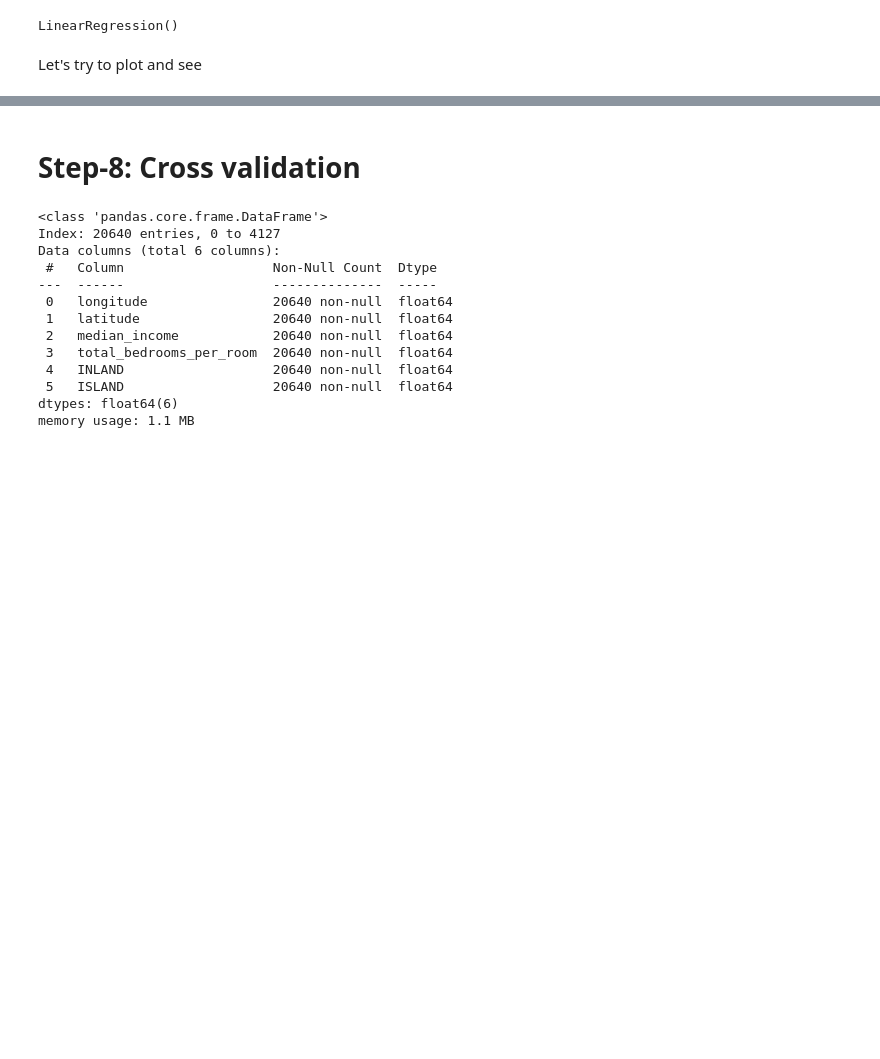
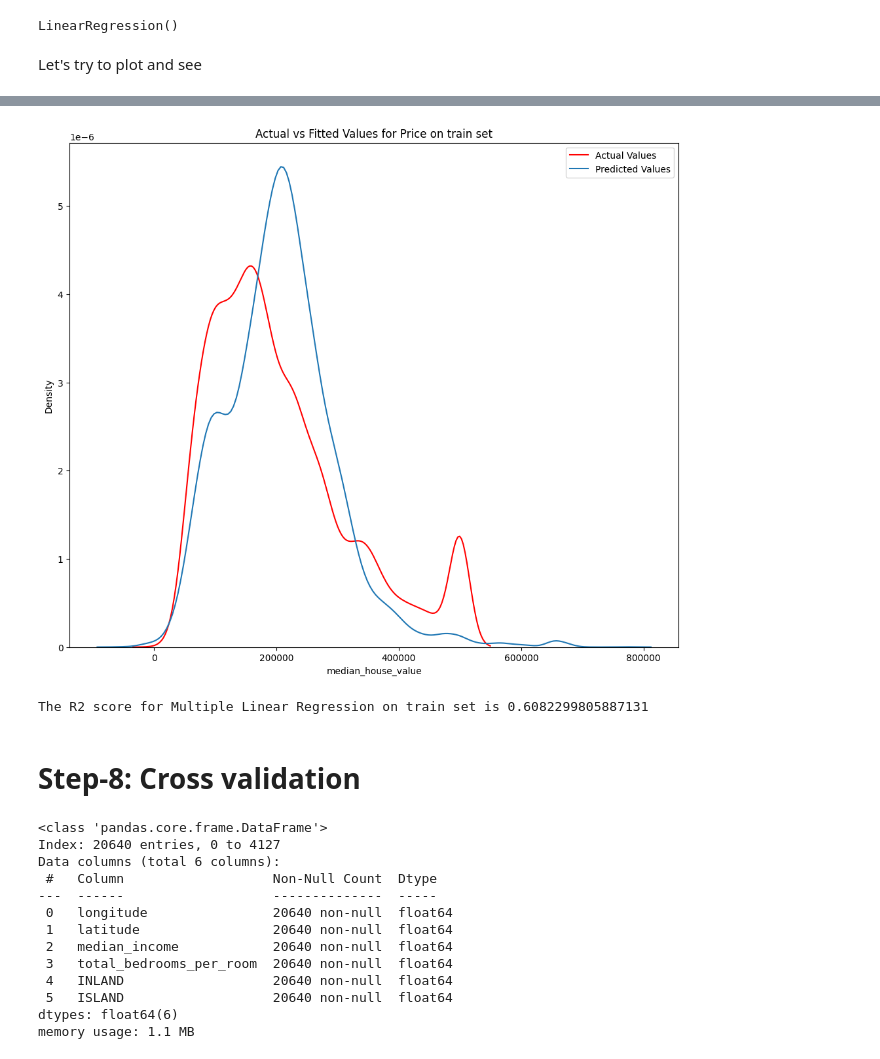
Before and after one commit to Nimish-nks/HousingProject, a Jupyter notebook: notebook/training.ipynb, the cells around one changed output, grey strips where cells are left out. Saved outputs shown, nothing was run; the diff lists cells and outputs as text; code cells hidden in the pictures; blank space fills up the shorter version.

```diff
--- a/notebook/training.ipynb
+++ b/notebook/training.ipynb
@@ -331,3 +341,13 @@ The R2 score for Multiple Linear Regression is 0.6069510861981935
+# %%
+Title="Actual vs Fitted Values for Price on train set"
+DistributionPlot(target_df.median_house_value,y_hat_train,"Actual Values","Predicted Values",Title)
+# %% [output]
+[figure, added]
+# %%
+r_squared = r2_score(target_df,y_hat_train)
+print(f"The R2 score for Multiple Linear Regression on train set is {r_squared}")
+# %% [output]
+The R2 score for Multiple Linear Regression on train set is 0.6082299805887131
 # %% [markdown]
 # Step-8: Cross validation
 # %%
```
Also changed, not shown: parts of 12 cells of this notebook.
